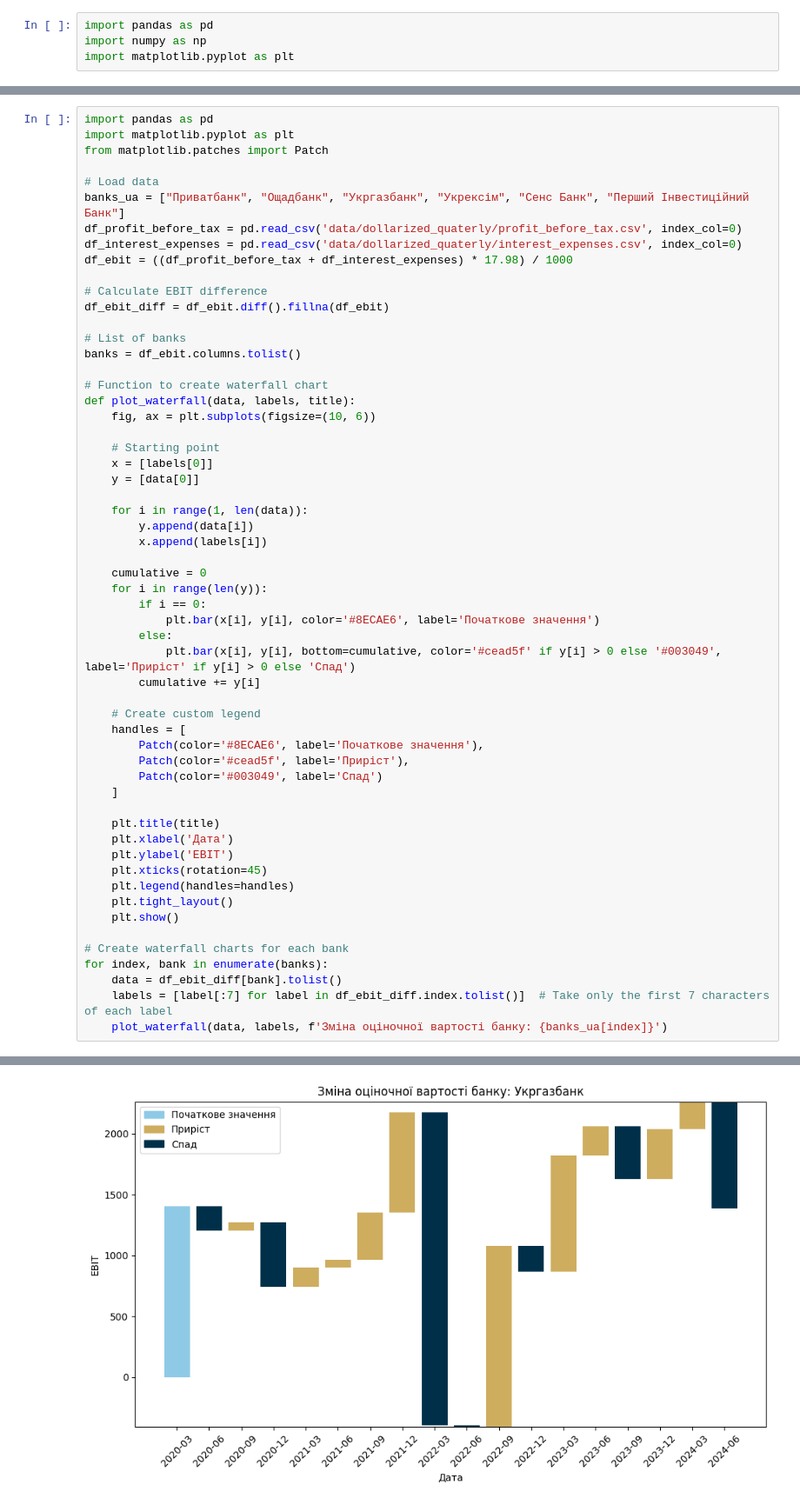
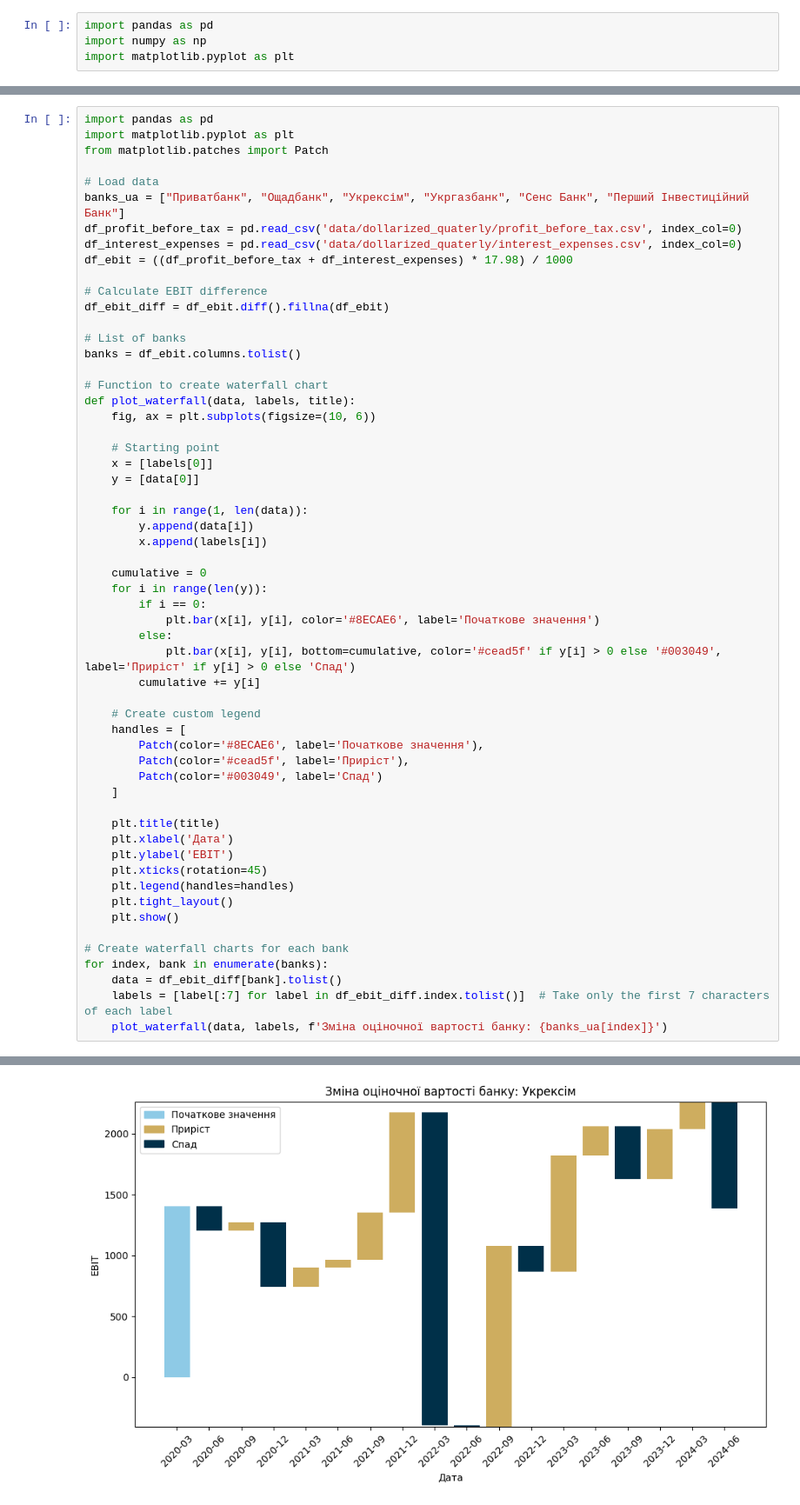
Before and after one commit to Lkupybida/ClothesIndustryAnalysys, a Jupyter notebook: banks_k.ipynb, the cells around one changed output, grey strips where cells are left out. Shown at 87% size. Cells and saved outputs as stored; diff of their text form.

```diff
--- a/banks_k.ipynb
+++ b/banks_k.ipynb
@@ -132,7 +137,7 @@ import matplotlib.pyplot as plt
 from matplotlib.patches import Patch
 
 # Load data
-banks_ua = ["Приватбанк", "Ощадбанк", "Укргазбанк", "Укрексім", "Сенс Банк", "Перший Інвестиційний Банк"]
+banks_ua = ["Приватбанк", "Ощадбанк", "Укрексім", "Укргазбанк", "Сенс Банк", "Перший Інвестиційний Банк"]
 df_profit_before_tax = pd.read_csv('data/dollarized_quaterly/profit_before_tax.csv', index_col=0)
 df_interest_expenses = pd.read_csv('data/dollarized_quaterly/interest_expenses.csv', index_col=0)
 df_ebit = ((df_profit_before_tax + df_interest_expenses) * 17.98) / 1000
@@ -159,31 +164,31 @@ def plot_waterfall(data, labels, title):
     for i in range(len(y)):
         if i == 0:
             plt.bar(x[i], y[i], color='#8ECAE6', label='Початкове значення')
         else:
             plt.bar(x[i], y[i], bottom=cumulative, color='#cead5f' if y[i] > 0 else '#003049', label='Приріст' if y[i] > 0 else 'Спад')
         cumulative += y[i]
 
     # Create custom legend
     handles = [
         Patch(color='#8ECAE6', label='Початкове значення'),
         Patch(color='#cead5f', label='Приріст'),
         Patch(color='#003049', label='Спад')
     ]
 
     plt.title(title)
     plt.xlabel('Дата')
     plt.ylabel('EBIT')
     plt.xticks(rotation=45)
     plt.legend(handles=handles)
     plt.tight_layout()
     plt.show()
 
 # Create waterfall charts for each bank
 for index, bank in enumerate(banks):
     data = df_ebit_diff[bank].tolist()
     labels = [label[:7] for label in df_ebit_diff.index.tolist()]  # Take only the first 7 characters of each label
     plot_waterfall(data, labels, f'Зміна оціночної вартості банку: {banks_ua[index]}')
 # %% [output]
 [figure]
 [figure]
-[figure, old version]
+[figure, new version]
```
Also changed, not shown: parts of 2 cells of this notebook.
